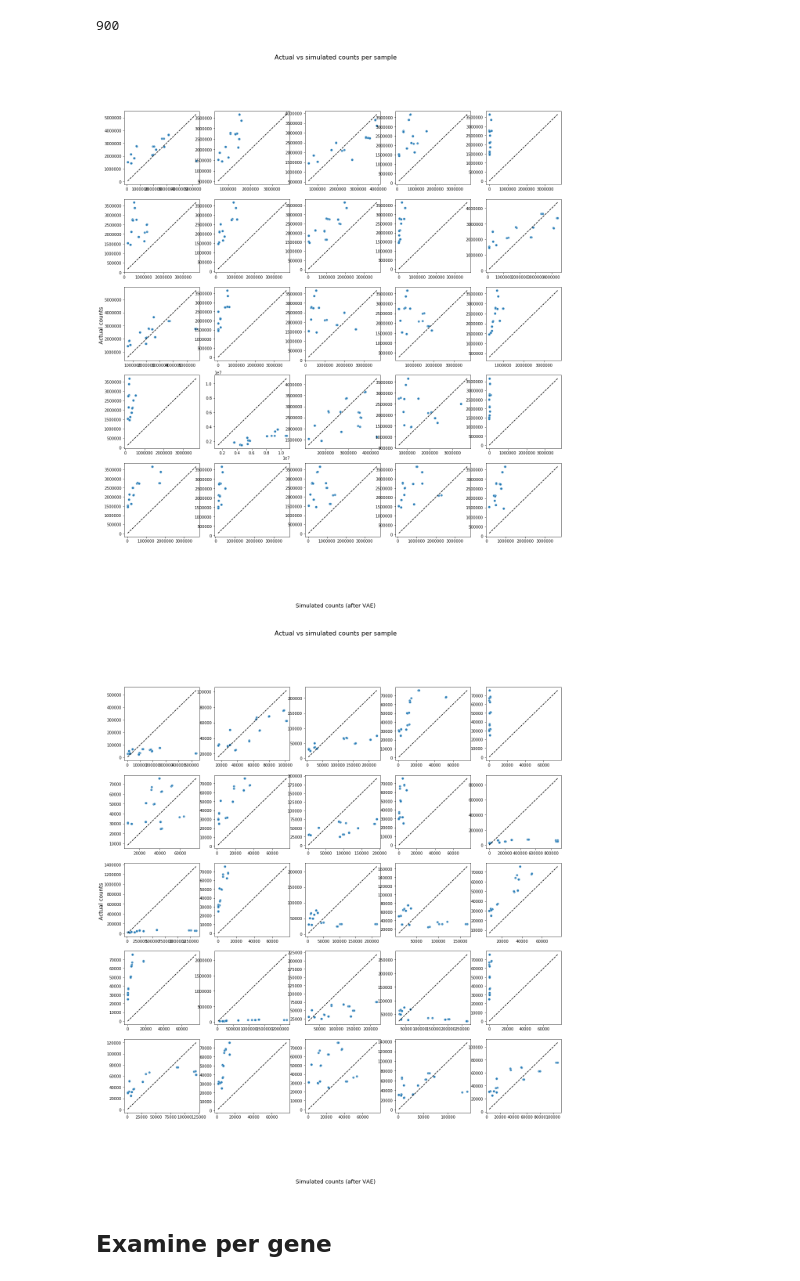
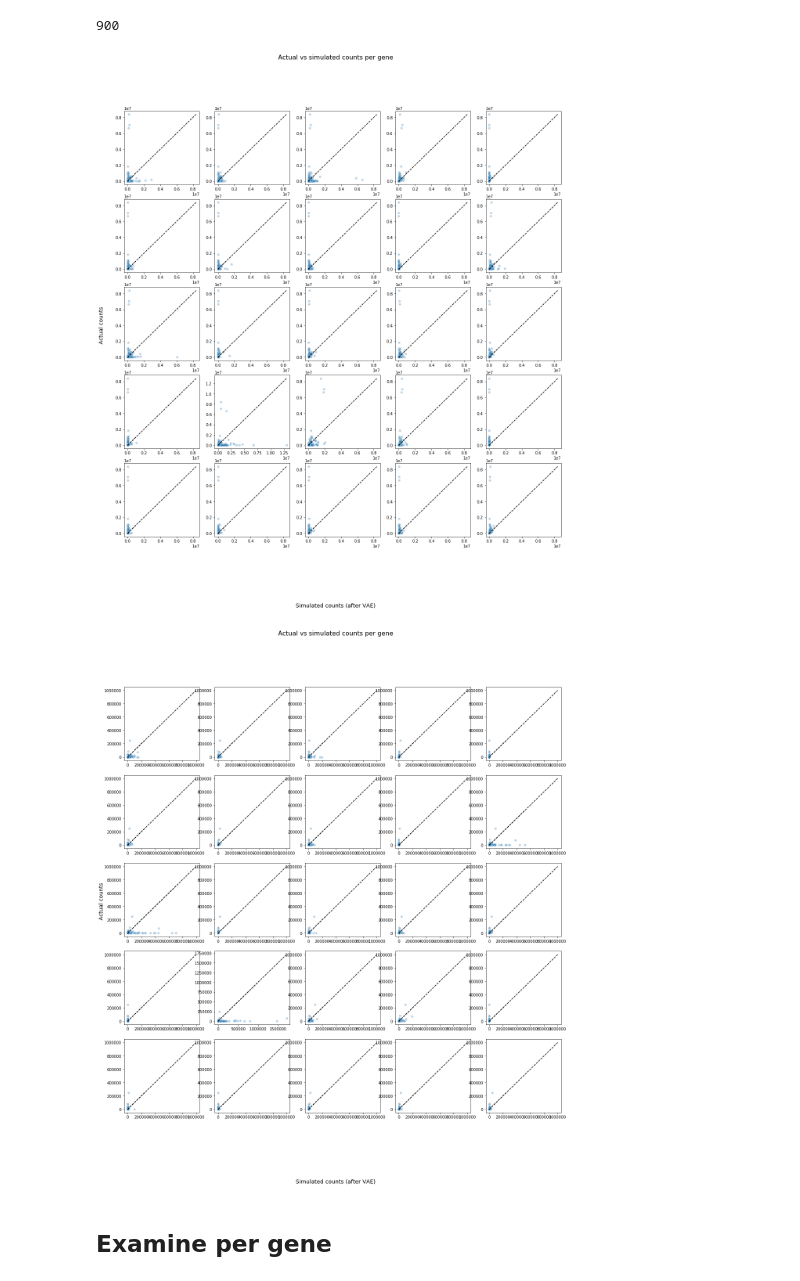
Before and after one commit to greenelab/generic-expression-patterns, a Jupyter notebook: explore_RNAseq_only_generic_genes/1c_original_vs_simulated_counts.ipynb, the cells around one changed output. Cells and saved outputs as stored; diff of their text form; code cells hidden in the pictures.

```diff
--- a/explore_RNAseq_only_generic_genes/1c_original_vs_simulated_counts.ipynb
+++ b/explore_RNAseq_only_generic_genes/1c_original_vs_simulated_counts.ipynb
@@ -69,12 +69,8 @@ def scatter_plot_original_vs_simulated(
             # 2. Total counts across genes original (template)
             # 3. Total counts across genes after VAE (simulated)
             # Note the total counts is using all genes
-            if gene_list is not None:
-                template_sample_counts = template[gene_list].sum(axis=1)
-                simulated_sample_counts = simulated[gene_list].sum(axis=1)
-            else:
-                template_sample_counts = template.sum(axis=1)
-                simulated_sample_counts = simulated.sum(axis=1)
+            template_sample_counts = template.sum(axis=1)
+            simulated_sample_counts = simulated.sum(axis=1)
 
             sample_counts = template_sample_counts.to_frame("Original counts").merge(
                 simulated_sample_counts.to_frame("Simulated counts"),
@@ -134,8 +130,12 @@ def scatter_plot_original_vs_simulated(
             # 1. Gene id
             # 2. Total counts across samples original (template)
             # 3. Total counts across samples after VAE (simulated)
-            template_gene_counts = template.sum()
-            simulated_gene_counts = simulated.sum()
+            if gene_list is not None:
+                template_gene_counts = template[gene_list].sum()
+                simulated_gene_counts = simulated[gene_list].sum()
+            else:
+                template_gene_counts = template.sum()
+                simulated_gene_counts = simulated.sum()
 
             gene_counts = template_gene_counts.to_frame("Original counts").merge(
                 simulated_gene_counts.to_frame("Simulated counts"),
@@ -272,18 +273,18 @@ print(len(correlated_genes))
 # %% [output]
 900
 # %%
-# Compare per sample for RNA-seq/array generic genes
+# Compare per gene for RNA-seq/array generic genes
 scatter_plot_original_vs_simulated(
     ncols=5,
     nrows=5,
     fig_width=20,
     fig_height=20,
     num_simulated=25,
-    by_sample_or_gene="sample",
+    by_sample_or_gene="gene",
     gene_list=correlated_genes,
 )
 # %% [output]
-[figure, old version]
+[figure, new version]
 # %%
 # Compare per sample for RNA-seq only generic genes
 scatter_plot_original_vs_simulated(
@@ -292,11 +293,11 @@ scatter_plot_original_vs_simulated(
     fig_width=20,
     fig_height=20,
     num_simulated=25,
-    by_sample_or_gene="sample",
+    by_sample_or_gene="gene",
     gene_list=uncorrelated_genes,
 )
 # %% [output]
-[figure, old version]
+[figure, new version]
 # %% [markdown]
 ## Examine per gene
 # %%
```
Also changed, not shown: parts of 2 cells of this notebook, 3 other files.
